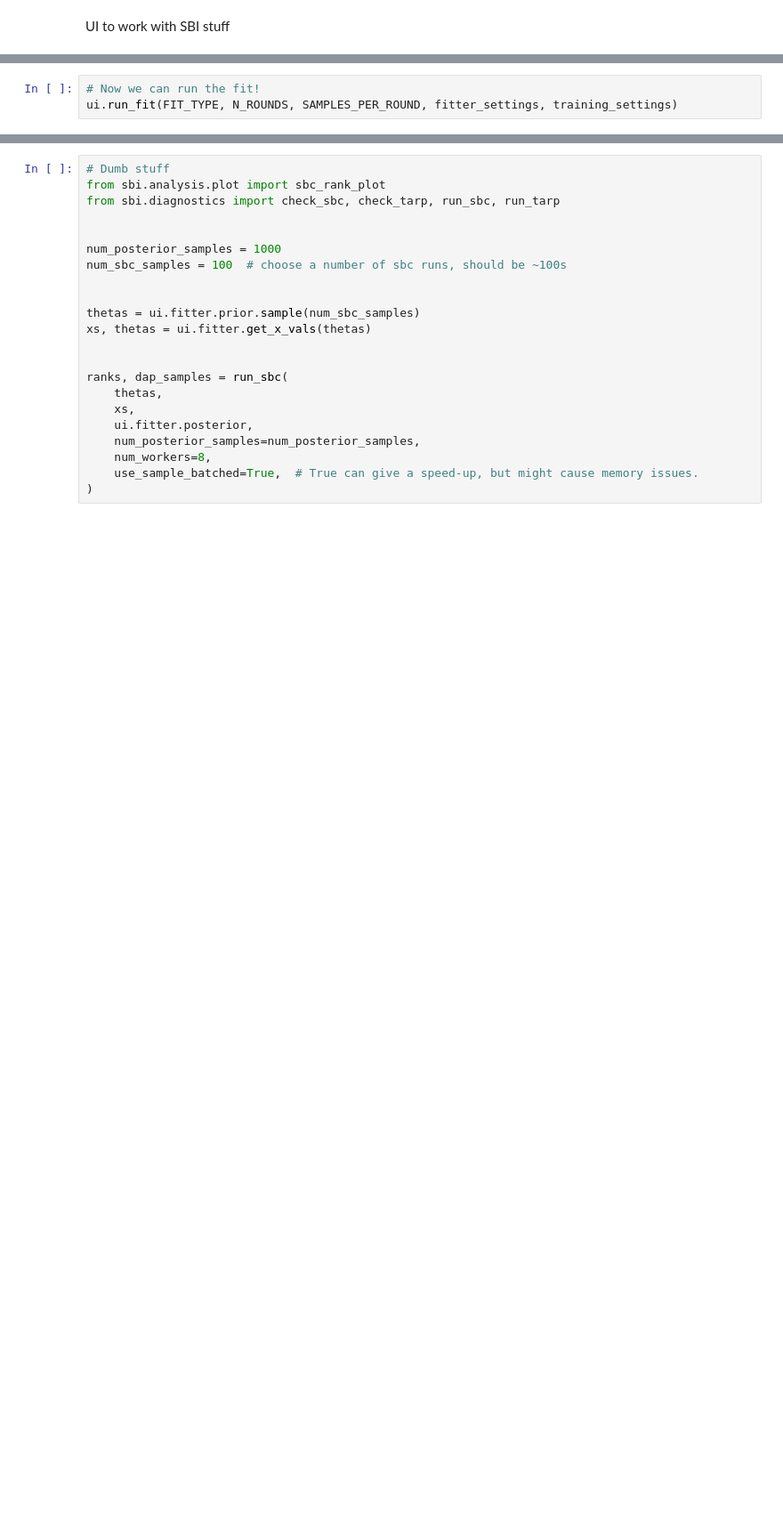
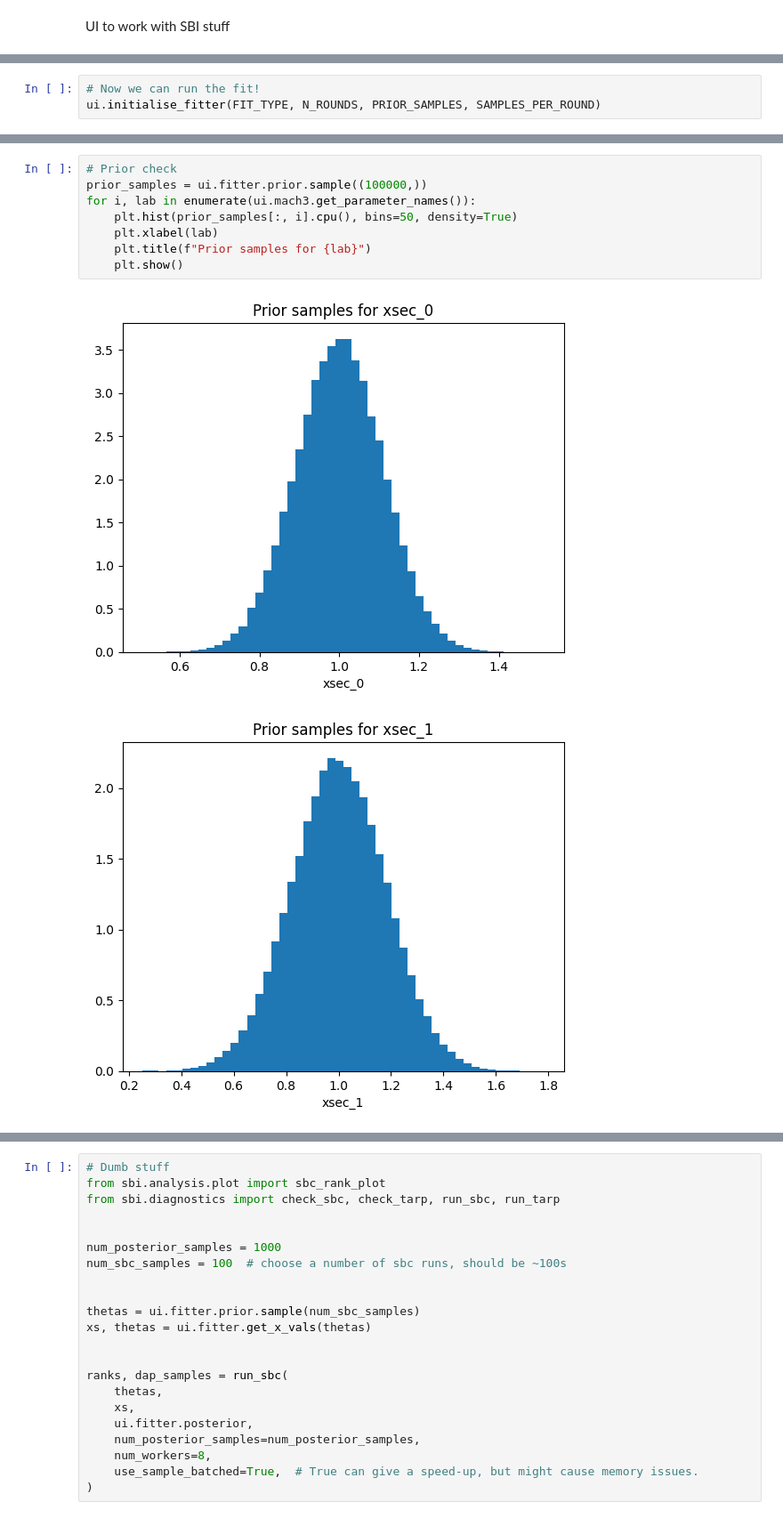
Before and after one commit to henry-wallace-phys/MaCh3SbiTools, a Jupyter notebook: notebooks/tutorial_notebook.ipynb, the cells around one changed output, grey strips where cells are left out. Shown at 89% size. Cells and saved outputs as stored; diff of their text form; blank space fills up the shorter version.

```diff
--- a/notebooks/tutorial_notebook.ipynb
+++ b/notebooks/tutorial_notebook.ipynb
@@ -64,3 +82,3 @@ training_settings = {}
 # %%
 # Now we can run the fit!
-ui.run_fit(FIT_TYPE, N_ROUNDS, SAMPLES_PER_ROUND, fitter_settings, training_settings)
+ui.initialise_fitter(FIT_TYPE, N_ROUNDS, PRIOR_SAMPLES, SAMPLES_PER_ROUND)
@@ -162,0 +85,11 @@ Prior scaling info:
+# %%
+# Prior check
+prior_samples = ui.fitter.prior.sample((100000,))
+for i, lab in enumerate(ui.mach3.get_parameter_names()):
+    plt.hist(prior_samples[:, i].cpu(), bins=50, density=True)
+    plt.xlabel(lab)
+    plt.title(f"Prior samples for {lab}")
+    plt.show()
+# %% [output]
+[figure, added]
+[figure, added]
```
Also changed, not shown: parts of 12 cells of this notebook, 4 other files.
